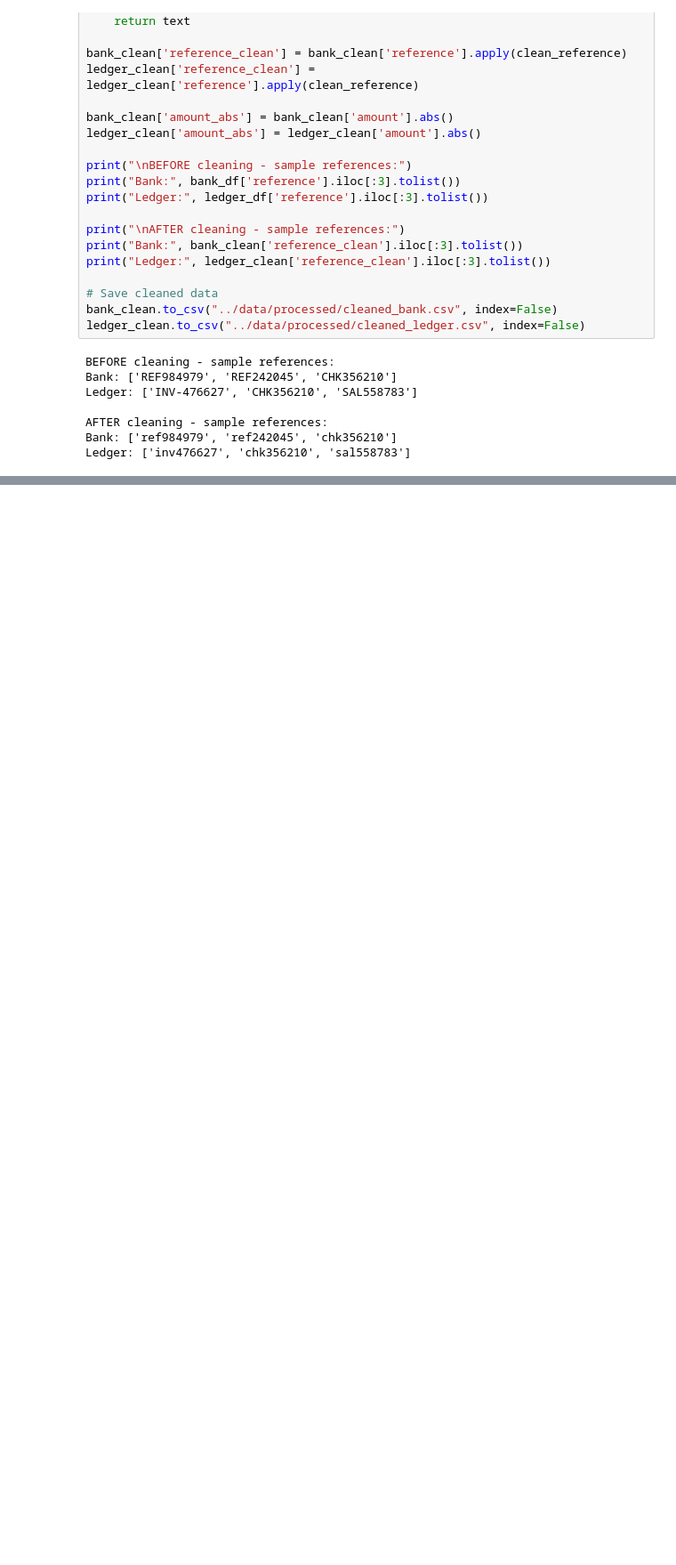
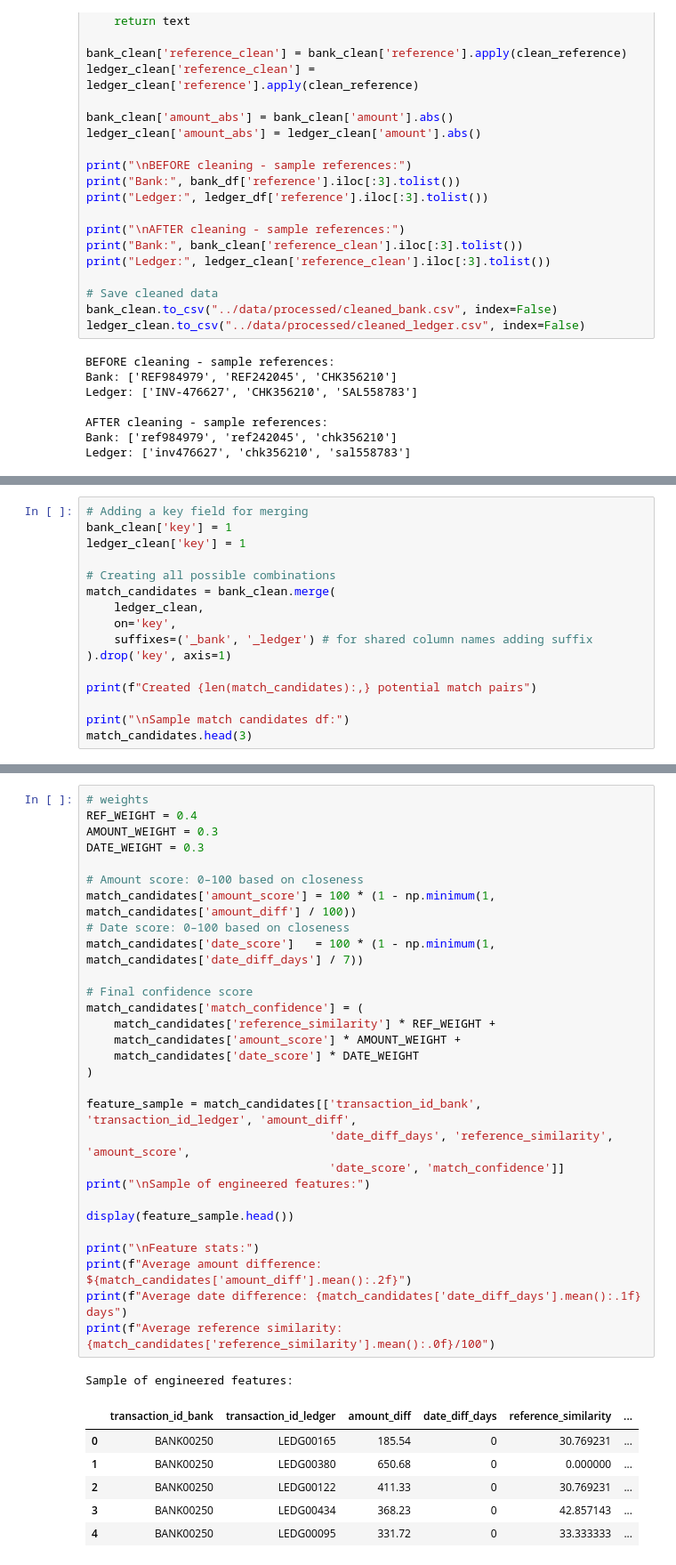
Before and after one commit to nabigwaku/Automated-Financial-Transaction-Reconciliation, a Jupyter notebook: notebooks/financial_transaction_reconciliation.ipynb, the cells around one changed output, grey strips where cells are left out. Shown at 89% size. Saved outputs shown, nothing was run; the diff lists cells and outputs as text; blank space fills up the shorter version.

```diff
--- a/notebooks/transaction_recon_notebook.ipynb
+++ b/notebooks/financial_transaction_reconciliation.ipynb
@@ -234,0 +246,16 @@ Ledger: ['inv476627', 'chk356210', 'sal558783']
+# %%
+# Adding a key field for merging
+bank_clean['key'] = 1
+ledger_clean['key'] = 1
+
+# Creating all possible combinations
+match_candidates = bank_clean.merge(
+    ledger_clean,
+    on='key',
+    suffixes=('_bank', '_ledger') # for shared column names adding suffix
+).drop('key', axis=1)
+
+print(f"Created {len(match_candidates):,} potential match pairs")
+
+print("\nSample match candidates df:")
+match_candidates.head(3)
@@ -234,0 +333,37 @@ Ledger: ['inv476627', 'chk356210', 'sal558783']
+# %%
+# weights
+REF_WEIGHT = 0.4
+AMOUNT_WEIGHT = 0.3
+DATE_WEIGHT = 0.3
+
+# Amount score: 0–100 based on closeness
+match_candidates['amount_score'] = 100 * (1 - np.minimum(1, match_candidates['amount_diff'] / 100))
+# Date score: 0–100 based on closeness
+match_candidates['date_score']   = 100 * (1 - np.minimum(1, match_candidates['date_diff_days'] / 7))
+
+# Final confidence score
+match_candidates['match_confidence'] = (
+    match_candidates['reference_similarity'] * REF_WEIGHT +
+    match_candidates['amount_score'] * AMOUNT_WEIGHT +
+    match_candidates['date_score'] * DATE_WEIGHT
+)
+
+feature_sample = match_candidates[['transaction_id_bank', 'transaction_id_ledger', 'amount_diff',
+                                   'date_diff_days', 'reference_similarity', 'amount_score',
+                                   'date_score', 'match_confidence']]
+print("\nSample of engineered features:")
+
+display(feature_sample.head())
+
+print("\nFeature stats:")
+print(f"Average amount difference: ${match_candidates['amount_diff'].mean():.2f}")
+print(f"Average date difference: {match_candidates['date_diff_days'].mean():.1f} days")
+print(f"Average reference similarity: {match_candidates['reference_similarity'].mean():.0f}/100")
+# %% [output]
+Sample of engineered features:
+|  | transaction_id_bank | transaction_id_ledger | amount_diff | date_diff_days | reference_similarity | ... |
+| 0 | BANK00250 | LEDG00165 | 185.54 | 0 | 30.769231 | ... |
+| 1 | BANK00250 | LEDG00380 | 650.68 | 0 | 0.000000 | ... |
+| 2 | BANK00250 | LEDG00122 | 411.33 | 0 | 30.769231 | ... |
+| 3 | BANK00250 | LEDG00434 | 368.23 | 0 | 42.857143 | ... |
+| 4 | BANK00250 | LEDG00095 | 331.72 | 0 | 33.333333 | ... |
```
Also changed, not shown: parts of 29 cells of this notebook, 6 other files.
